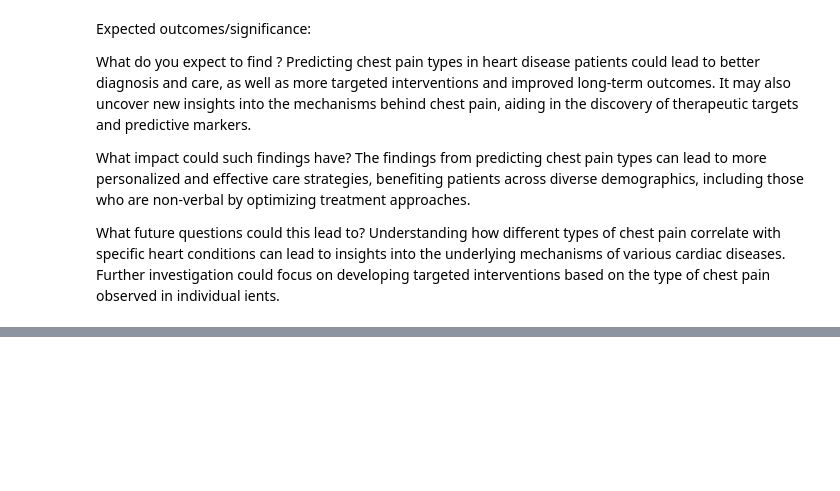
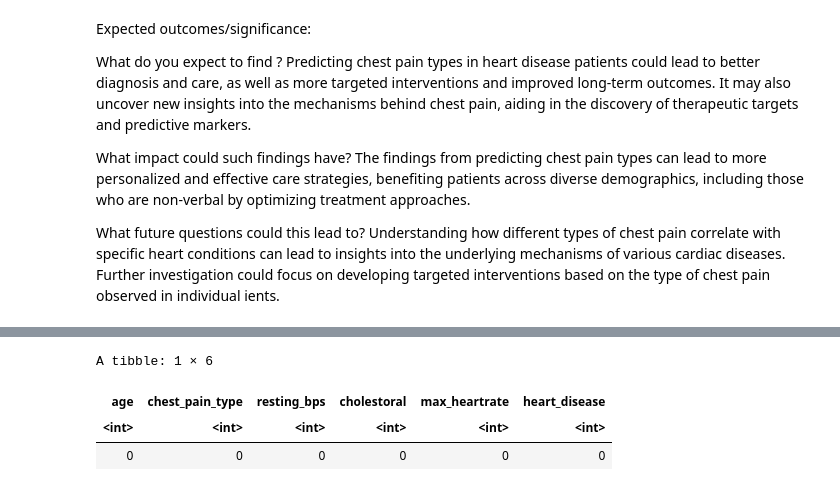
Before and after one commit to Kalpashree10/Group-Project, a Jupyter notebook: ProjectMain.ipynb, the cells around one changed output, grey strips where cells are left out. Saved outputs shown, nothing was run; the diff lists cells and outputs as text; code cells hidden in the pictures; blank space fills up the shorter version.

Commit message:
Read data

```diff
--- a/ProjectMain.ipynb
+++ b/ProjectMain.ipynb
@@ -157,3 +157,9 @@ The findings from predicting chest pain types can lead to more personalized and
 What future questions could this
  lead to?
 Understanding how different types of chest pain correlate with specific heart conditions can lead to insights into the underlying mechanisms of various cardiac diseases. Further investigation could focus on developing targeted interventions based on the type of chest pain observed in individual ients.
+# %%
+
+url <- "https://raw.githubusercontent.com/Kalpashree10/Group-Project/main/data/processed.hungarian.data?token=GHSAT0AAAAAACQLSV52HD53N4CO4G2J5GVGZQKE4UQ"
+
+hungry
+hungry <- read_csv(url, col_names = c("age", 'sex', 'chest_pain_type', 'resting_bps', 'cholestoral', 'fasting_blood_sugar', 'rest_ecg', 'max_heartrate', 'excercise_angina', 'depression', 'slope', 'major_vessels', 'thal', 'heart_disease'))
@@ -159,0 +178,5 @@ Understanding how different types of chest pain correlate with specific heart co
+# %%
+hungry_no_NA <- hungry |>
+    select(age, chest_pain_type, resting_bps, cholestoral, max_heartrate, heart_disease) |>
+    na.omit()
+hungry_no_NA
@@ -159,0 +194,9 @@ Understanding how different types of chest pain correlate with specific heart co
+# %%
+check <- hungry_no_NA |>
+            map_df(~sum(is.na(.x)))
+check
+# %% [output]
+A tibble: 1 × 6
+| age | chest_pain_type | resting_bps | cholestoral | max_heartrate | heart_disease |
+| <int> | <int> | <int> | <int> | <int> | <int> |
+| 0 | 0 | 0 | 0 | 0 | 0 |
```
Also changed, not shown: parts of 3 cells of this notebook.
